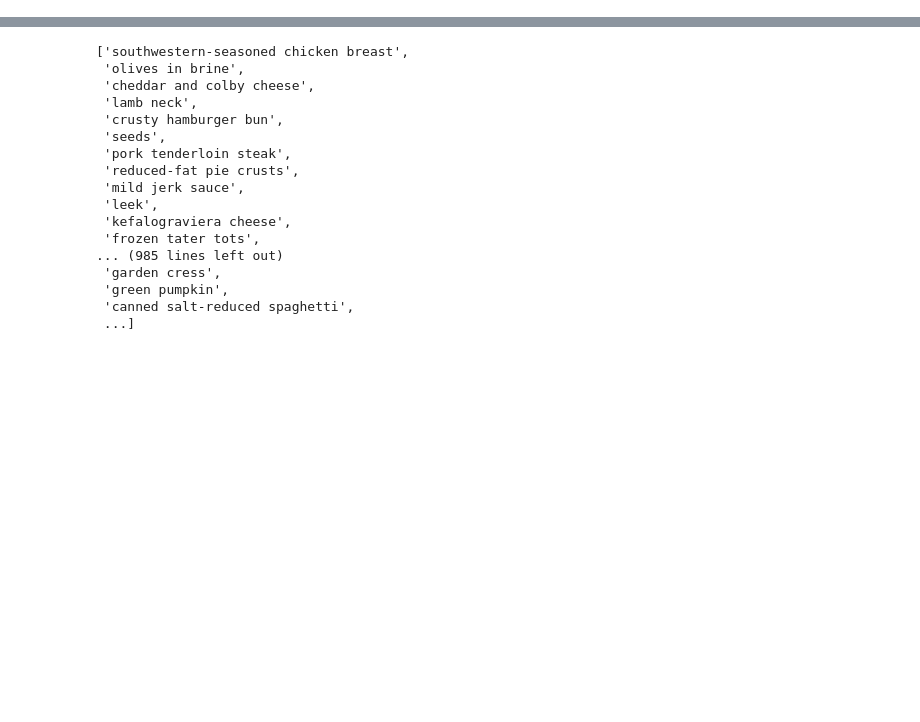
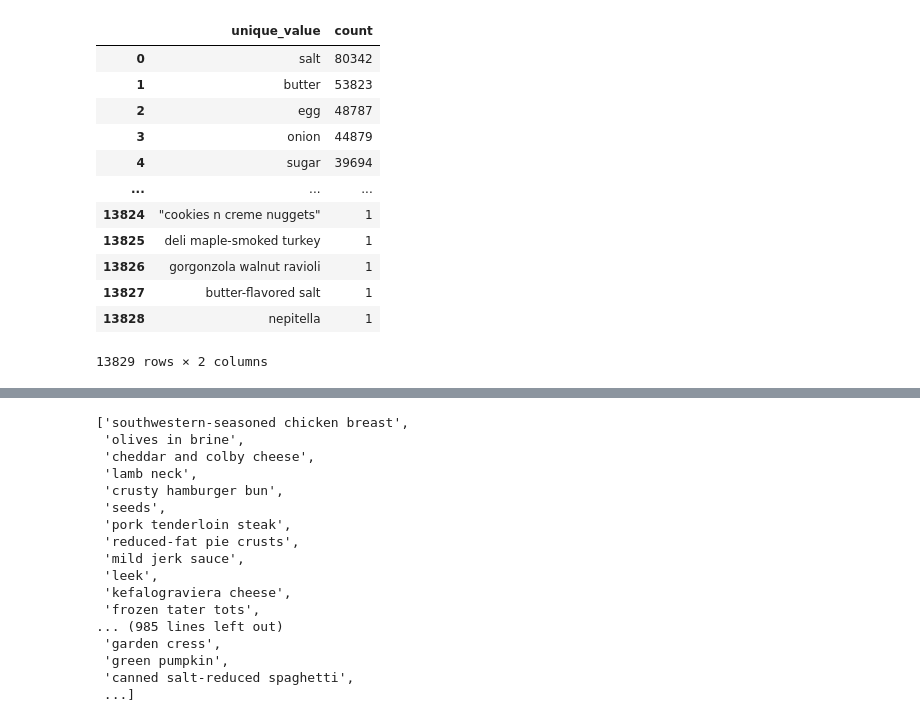
Before and after one commit to amirg33/5_project-V-Final-project_foody, a Jupyter notebook: src/filtering_testing.ipynb, the cells around one changed output, grey strips where cells are left out. Cells and saved outputs as stored; diff of their text form; code cells hidden in the pictures; blank space fills up the shorter version.

```diff
--- a/src/filtering_testing.ipynb
+++ b/src/filtering_testing.ipynb
@@ -19,0 +40,44 @@ df.restrictions = df.restrictions.map(lambda x: ast.literal_eval(x))
+# %%
+import re
+import pandas as pd
+
+def singularize_ingredient(ingredient):
+    # Split the ingredient into words
+    words = ingredient.split()
+
+    # Only singularize if the ingredient is a single word
+    if len(words) == 1:
+        word = words[0]
+        # Handle specific plural forms
+        if word.endswith('ies'):
+            return re.sub('ies$', 'y', word)
+        elif word.endswith('s') and not word.endswith('ss'):
+            return re.sub('s$', '', word)
+        # Return the word if no plural form detected
+        return word
+    else:
+        # Return the original ingredient if it's more than one word
+        return ingredient
+
+def process_ingredients(ingredients_list):
+    return [singularize_ingredient(ingredient) for ingredient in ingredients_list]
+
+df['ingredients'] = df['ingredients'].apply(process_ingredients)
+# %%
+df_ingredients = utils.extract_and_count(df, 'ingredients')
+# %%
+df_ingredients
+# %% [output]
+|  | unique_value | count |
+| 0 | salt | 80342 |
+| 1 | butter | 53823 |
+| 2 | egg | 48787 |
+| 3 | onion | 44879 |
+| 4 | sugar | 39694 |
+| ... | ... | ... |
+| 13824 | "cookies n creme nuggets" | 1 |
+| 13825 | deli maple-smoked turkey | 1 |
+| 13826 | gorgonzola walnut ravioli | 1 |
+| 13827 | butter-flavored salt | 1 |
+| 13828 | nepitella | 1 |
+13829 rows × 2 columns
```
Also changed, not shown: parts of 6 cells of this notebook, 5 other files.
